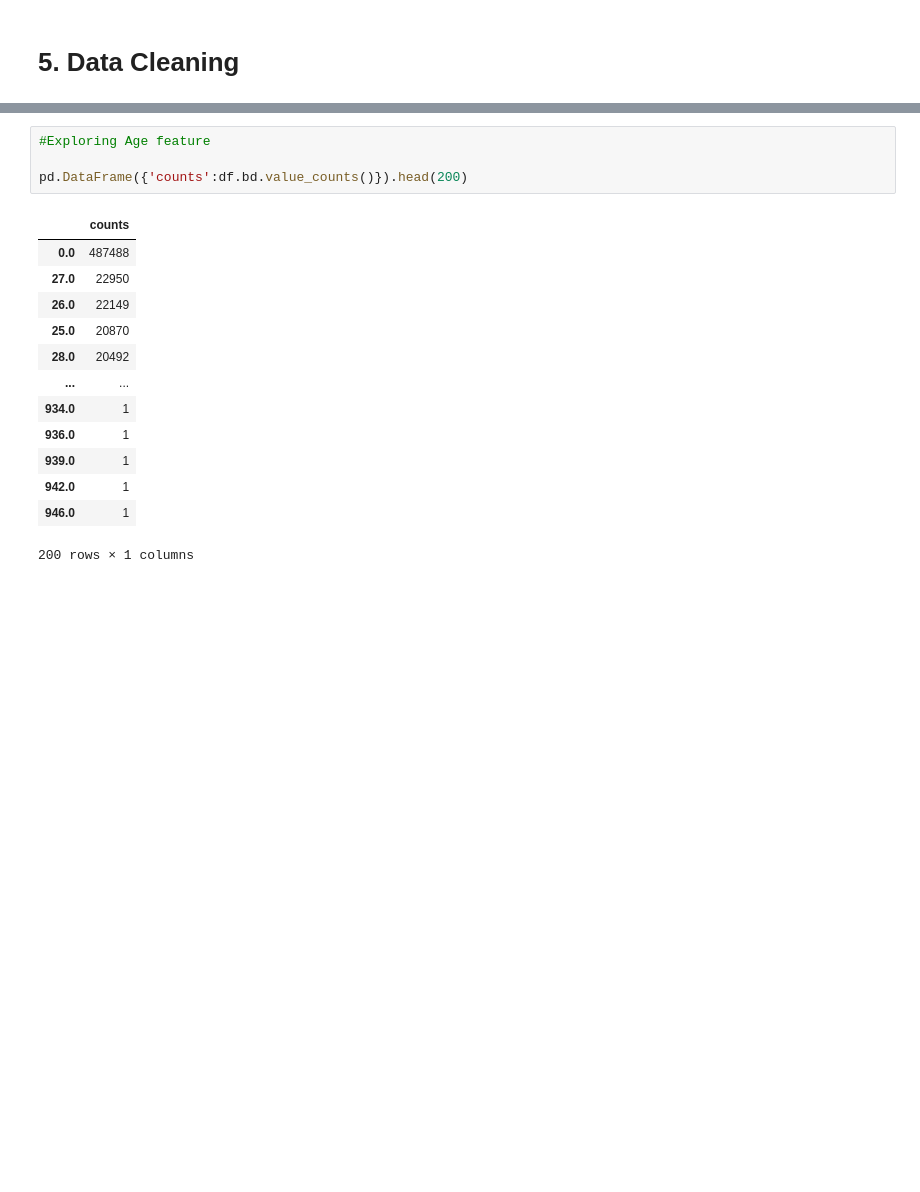
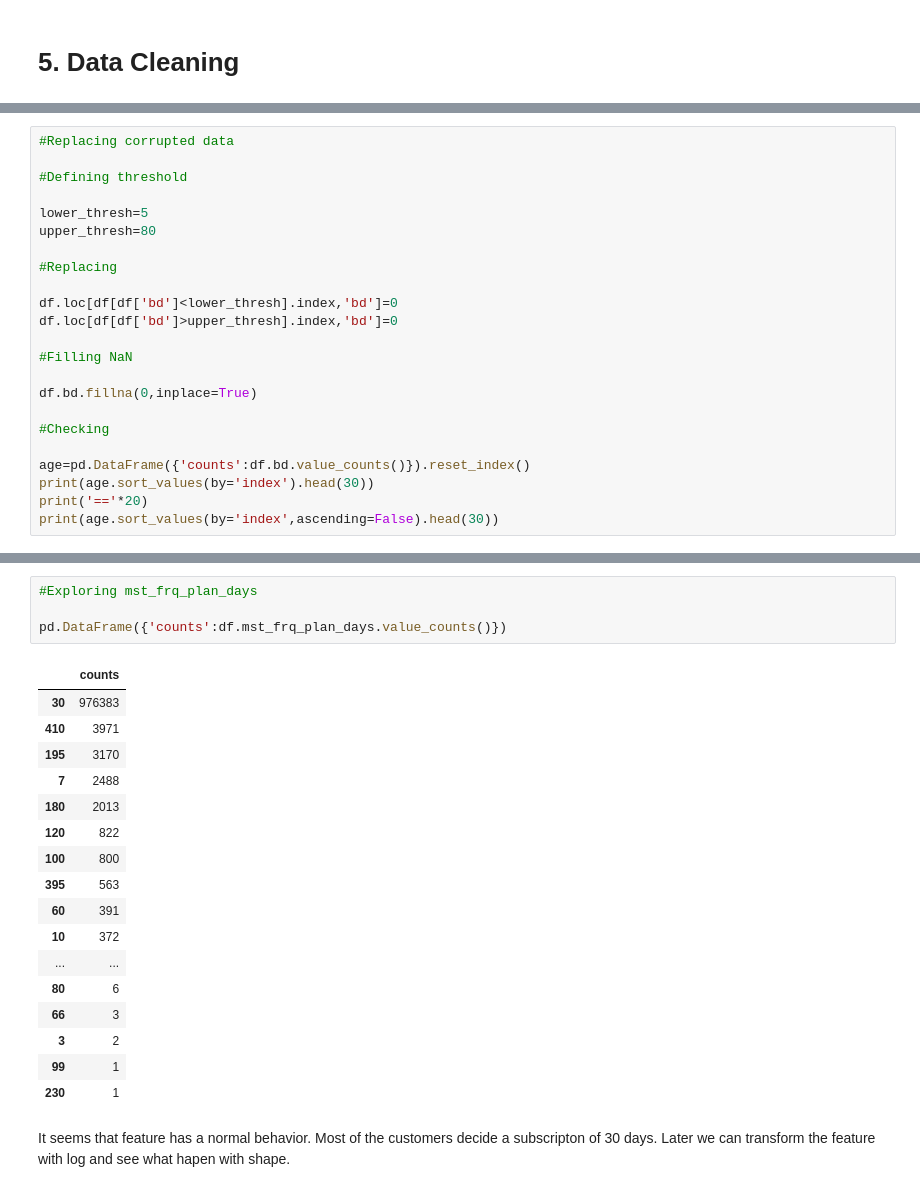
Before and after one commit to jsroa15/KKBOX, a Jupyter notebook: merged_data.ipynb, the cells around one changed output, grey strips where cells are left out. Saved outputs shown, nothing was run; the diff lists cells and outputs as text; blank space fills up the shorter version.

```diff
--- a/merged_data.ipynb
+++ b/merged_data.ipynb
@@ -245,0 +275,23 @@ plotting_numericalVsTarget(df,4,3,numerical,(28,25),'is_churn')
+# %%
+#Replacing corrupted data
+
+#Defining threshold
+
+lower_thresh=5
+upper_thresh=80
+
+#Replacing
+
+df.loc[df[df['bd']<lower_thresh].index,'bd']=0
+df.loc[df[df['bd']>upper_thresh].index,'bd']=0
+
+#Filling NaN
+
+df.bd.fillna(0,inplace=True)
+
+#Checking
+
+age=pd.DataFrame({'counts':df.bd.value_counts()}).reset_index()
+print(age.sort_values(by='index').head(30))
+print('=='*20)
+print(age.sort_values(by='index',ascending=False).head(30))
@@ -246,18 +316,24 @@ plotting_numericalVsTarget(df,4,3,numerical,(28,25),'is_churn')
 # %%
-#Exploring Age feature
+#Exploring mst_frq_plan_days
 
-pd.DataFrame({'counts':df.bd.value_counts()}).head(200)
+pd.DataFrame({'counts':df.mst_frq_plan_days.value_counts()})
 # %% [output]
 |  | counts |
-| 0.0 | 487488 |
-| 27.0 | 22950 |
-| 26.0 | 22149 |
-| 25.0 | 20870 |
-| 28.0 | 20492 |
+| 30 | 976383 |
+| 410 | 3971 |
+| 195 | 3170 |
+| 7 | 2488 |
+| 180 | 2013 |
+| 120 | 822 |
+| 100 | 800 |
+| 395 | 563 |
+| 60 | 391 |
+| 10 | 372 |
 | ... | ... |
-| 934.0 | 1 |
-| 936.0 | 1 |
-| 939.0 | 1 |
-| 942.0 | 1 |
-| 946.0 | 1 |
+| 80 | 6 |
+| 66 | 3 |
+| 3 | 2 |
+| 99 | 1 |
+| 230 | 1 |
-200 rows × 1 columns
+# %% [markdown]
+It seems that feature has a normal behavior. Most of the customers decide a subscripton of 30 days. Later we can transform the feature with log and see what hapen with shape.
```
Also changed, not shown: parts of 3 cells of this notebook.
